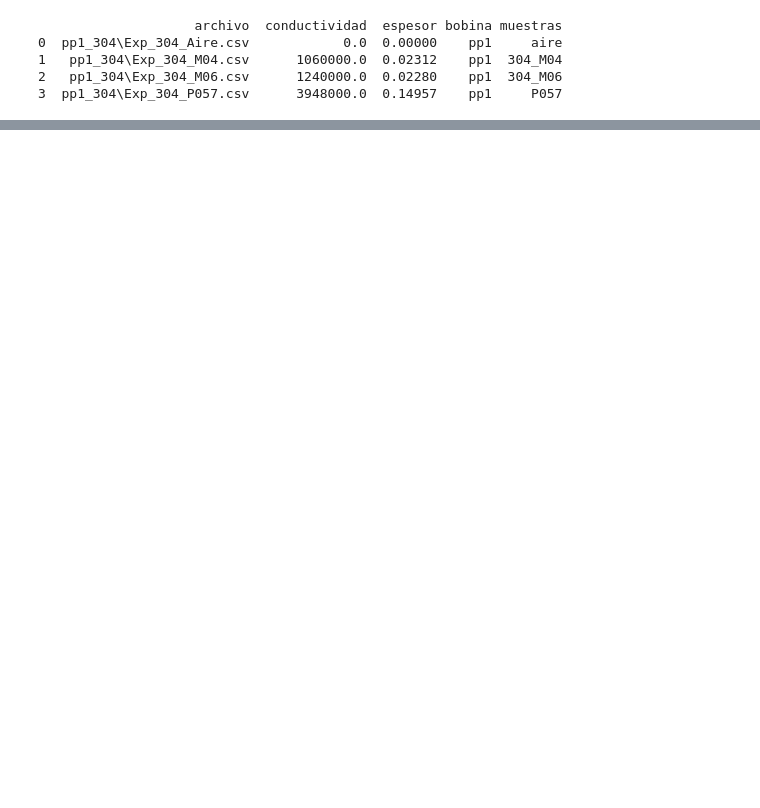
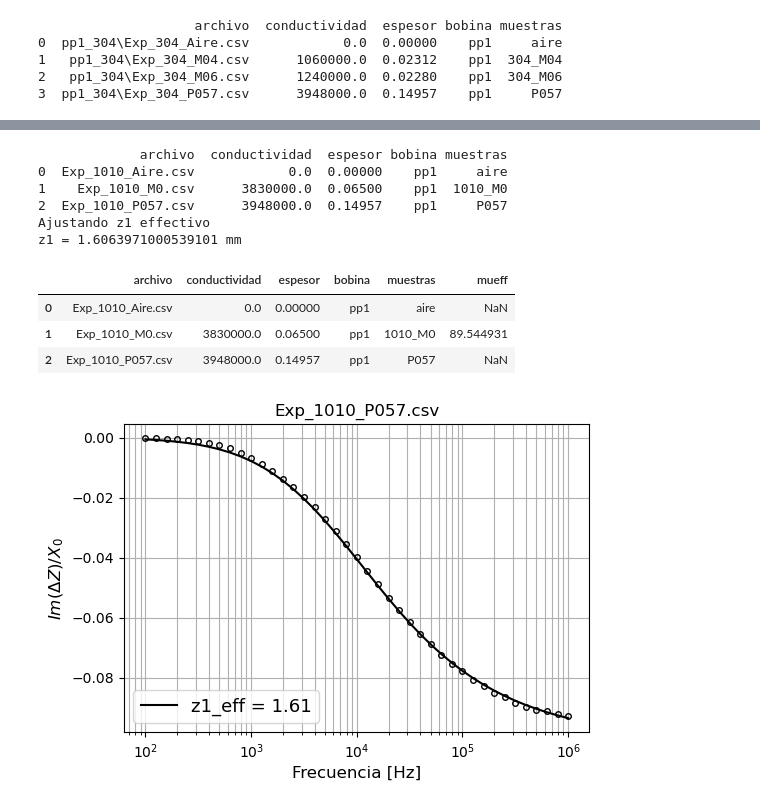
Before and after one commit to carabedo/iamend_test, a Jupyter notebook: test iamend 23.ipynb, the cells around one changed output, grey strips where cells are left out. Saved outputs shown, nothing was run; the diff lists cells and outputs as text; code cells hidden in the pictures; blank space fills up the shorter version.

```diff
--- a/test iamend 23.ipynb
+++ b/test iamend 23.ipynb
@@ -278,0 +161,16 @@ AxisError: axis 0 is out of bounds for array of dimension 0
+# %%
+exp4=ci.exp('C:\\Users\\TodosC2\\Documents\\GitHub\\iamend_ci\\datos\\pp1_1010')
+exp4.fitmues()
+exp4.info
+# %% [output]
+             archivo  conductividad  espesor bobina muestras
+0  Exp_1010_Aire.csv            0.0  0.00000    pp1     aire
+1    Exp_1010_M0.csv      3830000.0  0.06500    pp1  1010_M0
+2  Exp_1010_P057.csv      3948000.0  0.14957    pp1     P057
+Ajustando z1 effectivo
+z1 = 1.6063971000539101 mm
+|  | archivo | conductividad | espesor | bobina | muestras | mueff |
+| 0 | Exp_1010_Aire.csv | 0.0 | 0.00000 | pp1 | aire | NaN |
+| 1 | Exp_1010_M0.csv | 3830000.0 | 0.06500 | pp1 | 1010_M0 | 89.544931 |
+| 2 | Exp_1010_P057.csv | 3948000.0 | 0.14957 | pp1 | P057 | NaN |
+[figure, added]
```
Also changed, not shown: parts of 48 cells of this notebook, 15 other files.
